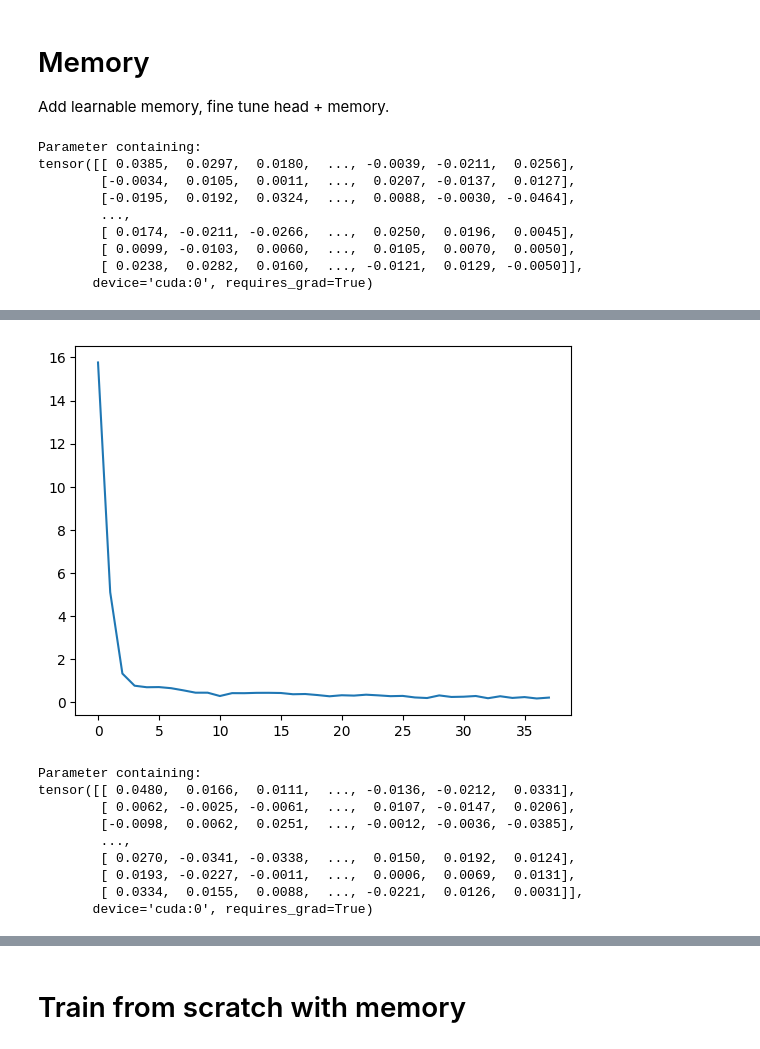
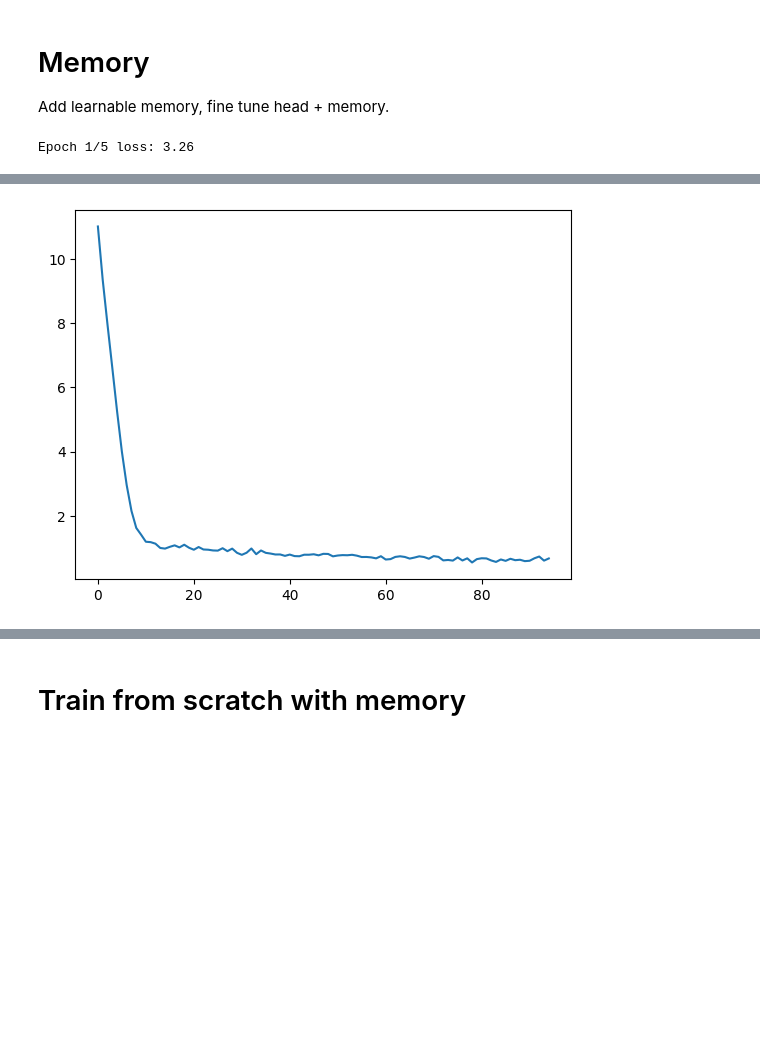
Before and after one commit to necrashter/transformers-learnable-memory, a Jupyter notebook: 502 Project MNIST.ipynb, the cells around one changed output, grey strips where cells are left out. Cells and saved outputs as stored; diff of their text form; code cells hidden in the pictures; blank space fills up the shorter version.

```diff
--- a/502 Project MNIST.ipynb
+++ b/502 Project MNIST.ipynb
@@ -176,47 +143,12 @@ Add learnable memory, fine tune head + memory.
 # %%
 torch.manual_seed(42)
 memory_finetune_model = copy.deepcopy(base_model)
-memory_finetune_model.train()
-memory_finetune_model.add_memory(16)
-dataloader = dataloader5to9
-
-print(memory_finetune_model.transformer.attention.memory)
-
-num_epochs = 2
+memory_finetune_model.add_memory(2)
 
 parameters = list(memory_finetune_model.mlp_head.parameters()) + memory_finetune_model.memory_parameters()
 #parameters = memory_finetune_model.memory_parameters()
 optimizer = torch.optim.Adam(parameters, lr=0.001)
-criterion = torch.nn.CrossEntropyLoss()
-losses = []
-for epoch in tqdm(range(num_epochs), leave=True):
-    train_loss = 0.0
-    for batch in tqdm(dataloader, leave=False):
-        x, y = batch
-        x, y = x.to(device), y.to(device)
-        y_hat = memory_finetune_model(x)
-        loss = criterion(y_hat, y)
 
-        loss_val = loss.detach().cpu().item()
-        train_loss += loss_val / len(dataloader)
-        losses.append(loss_val)
-
-        optimizer.zero_grad()
-        loss.backward()
-        optimizer.step()
-
-    print(f"Epoch {epoch + 1}/{num_epochs} loss: {train_loss:.2f}")
-
-plt.plot(losses)
-plt.show()
-print(memory_finetune_model.transformer.attention.memory)
+train(memory_finetune_model, dataloader5to9, optimizer)
 # %% [output]
-Parameter containing:
-tensor([[ 0.0385,  0.0297,  0.0180,  ..., -0.0039, -0.0211,  0.0256],
-        [-0.0034,  0.0105,  0.0011,  ...,  0.0207, -0.0137,  0.0127],
-        [-0.0195,  0.0192,  0.0324,  ...,  0.0088, -0.0030, -0.0464],
-        ...,
-        [ 0.0174, -0.0211, -0.0266,  ...,  0.0250,  0.0196,  0.0045],
-        [ 0.0099, -0.0103,  0.0060,  ...,  0.0105,  0.0070,  0.0050],
-        [ 0.0238,  0.0282,  0.0160,  ..., -0.0121,  0.0129, -0.0050]],
-       device='cuda:0', requires_grad=True)
+Epoch 1/5 loss: 3.26
@@ -225,13 +159,4 @@ Epoch 2/2 loss: 0.27
-[figure, old version]
+[figure, new version]
-Parameter containing:
-tensor([[ 0.0480,  0.0166,  0.0111,  ..., -0.0136, -0.0212,  0.0331],
-        [ 0.0062, -0.0025, -0.0061,  ...,  0.0107, -0.0147,  0.0206],
-        [-0.0098,  0.0062,  0.0251,  ..., -0.0012, -0.0036, -0.0385],
-        ...,
-        [ 0.0270, -0.0341, -0.0338,  ...,  0.0150,  0.0192,  0.0124],
-        [ 0.0193, -0.0227, -0.0011,  ...,  0.0006,  0.0069,  0.0131],
-        [ 0.0334,  0.0155,  0.0088,  ..., -0.0221,  0.0126,  0.0031]],
-       device='cuda:0', requires_grad=True)
 # %%
 eval_model(memory_finetune_model, dataloader0to4)
 eval_model(memory_finetune_model, dataloader5to9)
```
Also changed, not shown: parts of 14 cells of this notebook.
